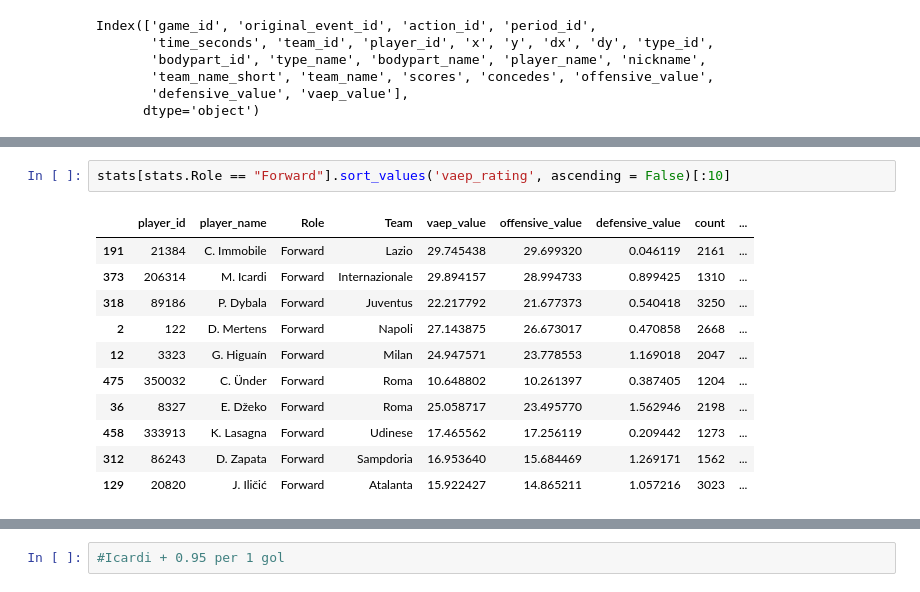
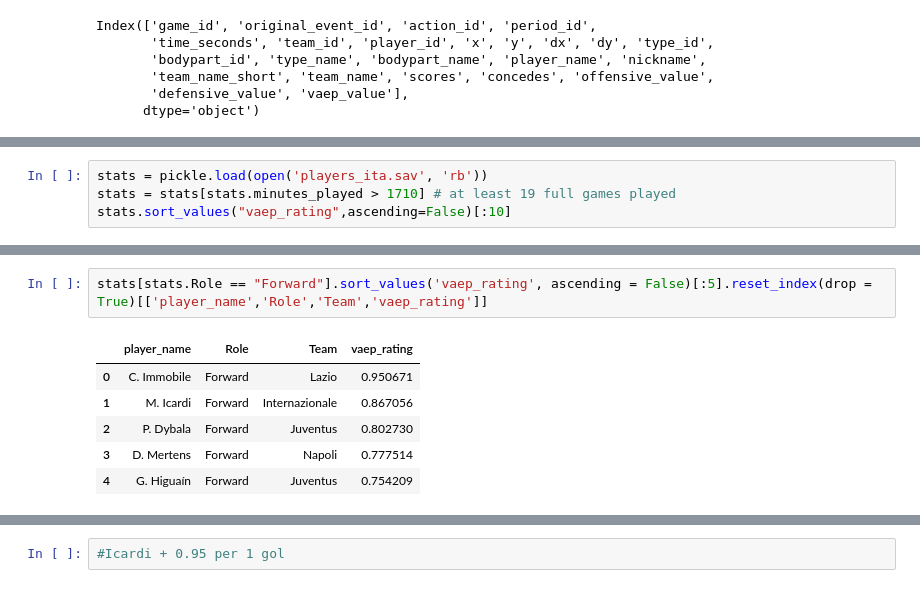
Before and after one commit to leonardoy99/Thesis_Moneyball, a Jupyter notebook: Code/Atomic_SPADL_ITA.ipynb, the cells around one changed output, grey strips where cells are left out. Saved outputs shown, nothing was run; the diff lists cells and outputs as text.

```diff
--- a/Code/Atomic_SPADL_ITA.ipynb
+++ b/Code/Atomic_SPADL_ITA.ipynb
@@ -583,0 +489,4 @@ copy[['player_name','Role','Team','vaep_rating']]
+# %%
+stats = pickle.load(open('players_ita.sav', 'rb'))
+stats = stats[stats.minutes_played > 1710] # at least 19 full games played
+stats.sort_values("vaep_rating",ascending=False)[:10]
@@ -584,14 +505,9 @@ copy[['player_name','Role','Team','vaep_rating']]
 # %%
-stats[stats.Role == "Forward"].sort_values('vaep_rating', ascending = False)[:10]
+stats[stats.Role == "Forward"].sort_values('vaep_rating', ascending = False)[:5].reset_index(drop = True)[['player_name','Role','Team','vaep_rating']]
 # %% [output]
-|  | player_id | player_name | Role | Team | vaep_value | offensive_value | defensive_value | count | ... |
-| 191 | 21384 | C. Immobile | Forward | Lazio | 29.745438 | 29.699320 | 0.046119 | 2161 | ... |
-| 373 | 206314 | M. Icardi | Forward | Internazionale | 29.894157 | 28.994733 | 0.899425 | 1310 | ... |
-| 318 | 89186 | P. Dybala | Forward | Juventus | 22.217792 | 21.677373 | 0.540418 | 3250 | ... |
-| 2 | 122 | D. Mertens | Forward | Napoli | 27.143875 | 26.673017 | 0.470858 | 2668 | ... |
-| 12 | 3323 | G. Higuaín | Forward | Milan | 24.947571 | 23.778553 | 1.169018 | 2047 | ... |
-| 475 | 350032 | C. Ünder | Forward | Roma | 10.648802 | 10.261397 | 0.387405 | 1204 | ... |
-| 36 | 8327 | E. Džeko | Forward | Roma | 25.058717 | 23.495770 | 1.562946 | 2198 | ... |
-| 458 | 333913 | K. Lasagna | Forward | Udinese | 17.465562 | 17.256119 | 0.209442 | 1273 | ... |
-| 312 | 86243 | D. Zapata | Forward | Sampdoria | 16.953640 | 15.684469 | 1.269171 | 1562 | ... |
-| 129 | 20820 | J. Iličić | Forward | Atalanta | 15.922427 | 14.865211 | 1.057216 | 3023 | ... |
+|  | player_name | Role | Team | vaep_rating |
+| 0 | C. Immobile | Forward | Lazio | 0.950671 |
+| 1 | M. Icardi | Forward | Internazionale | 0.867056 |
+| 2 | P. Dybala | Forward | Juventus | 0.802730 |
+| 3 | D. Mertens | Forward | Napoli | 0.777514 |
+| 4 | G. Higuaín | Forward | Juventus | 0.754209 |
```
Also changed, not shown: parts of 71 cells of this notebook, 4 other files.
